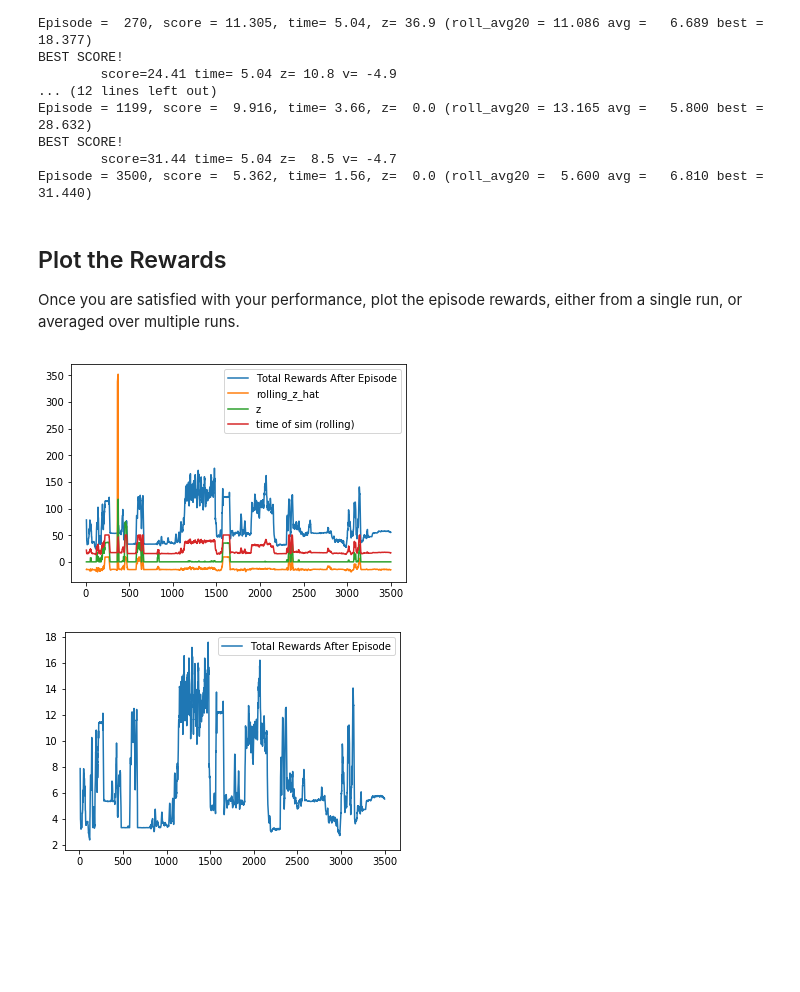
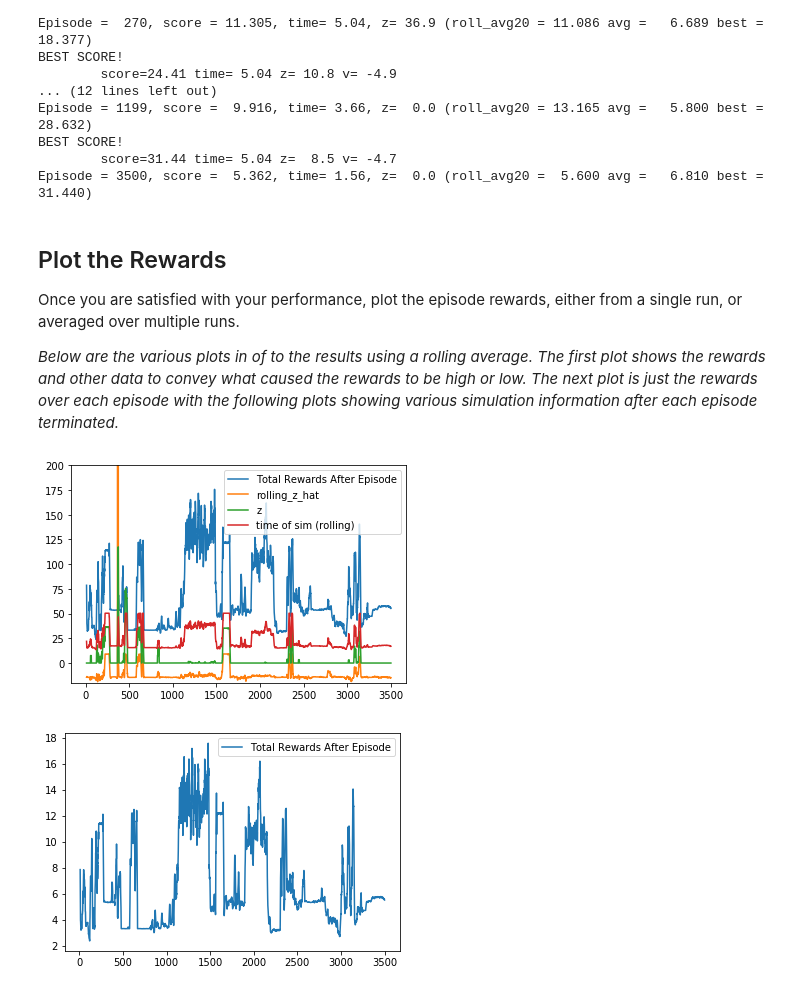
Before and after one commit to DafangWang/UdacityMLND_RL-Project_Quadcopter, a Jupyter notebook: Quadcopter_Project.ipynb, the cells around one changed output. Cells and saved outputs as stored; diff of their text form; code cells hidden in the pictures; blank space fills up the shorter version.

```diff
--- a/Quadcopter_Project.ipynb
+++ b/Quadcopter_Project.ipynb
@@ -338,6 +338,8 @@ with open(filename, 'w') as datafile:
 ## Plot the Rewards
 
 Once you are satisfied with your performance, plot the episode rewards, either from a single run, or averaged over multiple runs.
+
+*Below are the various plots in of to the results using a rolling average. The first plot shows the rewards and other data to convey what caused the rewards to be high or low. The next plot is just the rewards over each episode with the following plots showing various simulation information after each episode terminated.*
 # %%
 import matplotlib.pyplot as plt
 import csv
@@ -355,28 +357,28 @@ with open(filename, 'r') as datafile:
 # %%
 ## Summary of most relevant values in simulation
 # Number of episodes to average over for rolling mean
 avg_over = 10
 
 # Reward
 rolling_mean = pd.Series(results['reward']).rolling(avg_over).mean()
 plt.plot(results['episode'], rolling_mean*10, label='Total Rewards After Episode')
 
 # Velocity
 rolling_vel = pd.Series(results['z_velocity']).rolling(avg_over).mean()
 plt.plot(results['episode'], rolling_vel*1, label='rolling_z_hat')
 
 # Position
 rolling_posZ = pd.Series(results['z']).rolling(avg_over).mean()
 plt.plot(results['episode'], rolling_posZ*1, label='z')
 
 #Time
 rolling_time = pd.Series(results['time']).rolling(avg_over).mean()
 plt.plot(results['episode'], rolling_time*10, label='time of sim (rolling)')
 
 plt.legend()
-_ = plt.ylim()
+_ = plt.ylim(-20,200)
 # %% [output]
-[figure, old version]
+[figure, new version]
 # %%
 # Reward
 rolling_mean = pd.Series(results['reward']).rolling(avg_over).mean()
```
Also changed, not shown: parts of 3 cells of this notebook, 2 other files.
